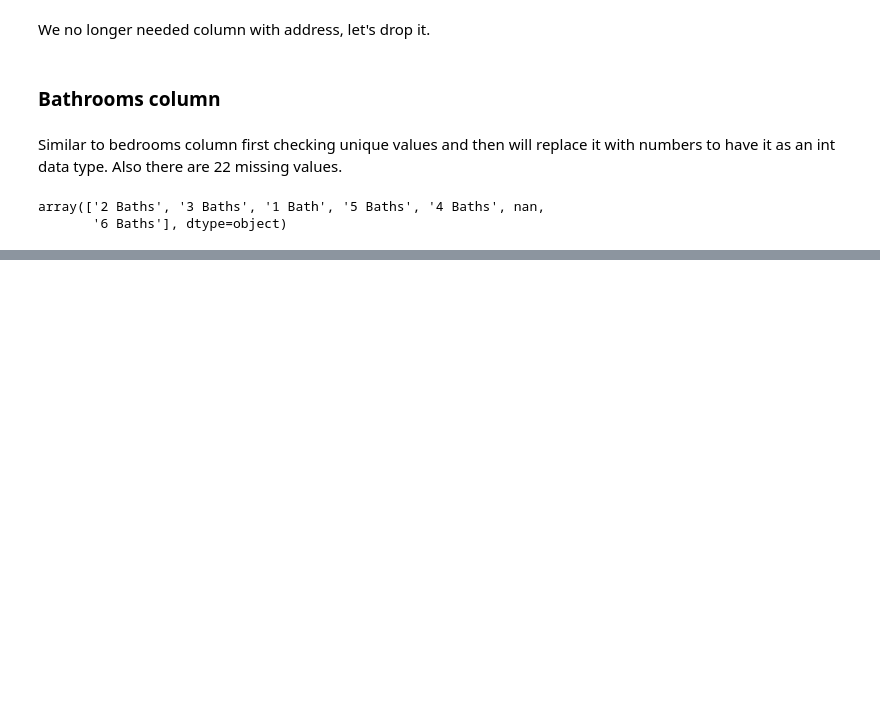
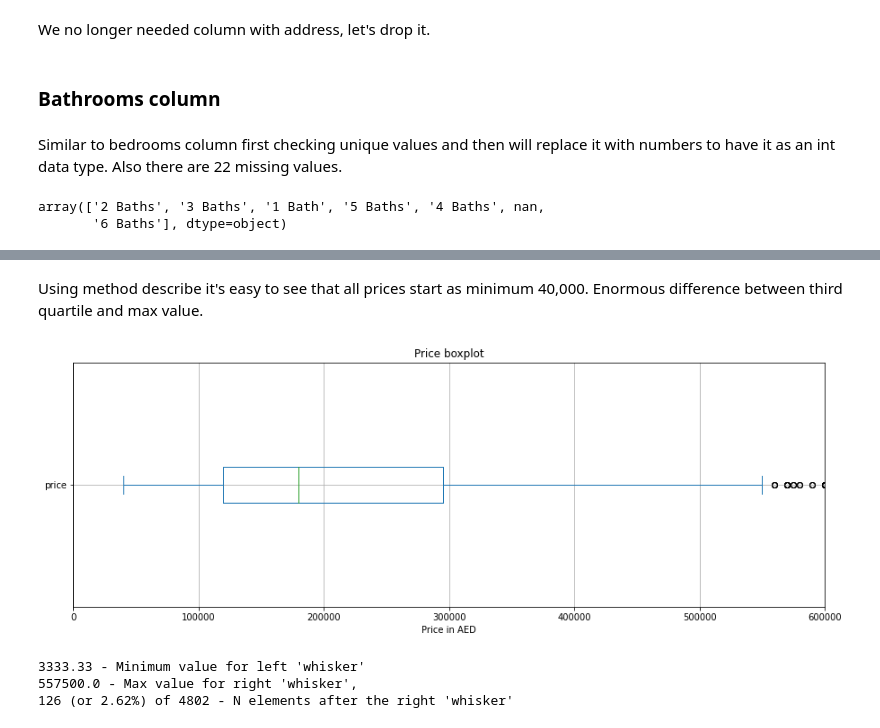
Before and after one commit to imeleges/REMA_Dubai, a Jupyter notebook: bayut_dubai_difc_downtown.ipynb, the cells around one changed output, grey strips where cells are left out. Cells and saved outputs as stored; diff of their text form; code cells hidden in the pictures; blank space fills up the shorter version.

```diff
--- a/bayut_dubai_difc_downtown.ipynb
+++ b/bayut_dubai_difc_downtown.ipynb
@@ -146,10 +176,10 @@ array(['2 Baths', '3 Baths', '1 Bath', '5 Baths', '4 Baths', nan,
 # %%
-data['beds'] = data['beds'].replace(
-    {'Studio': 0,
-     '1 Bed': 1,
-     '2 Beds': 2,
-     '3 Beds': 3,
-     '4 Beds': 4,
-     '5 Beds': 5,
+data['baths'] = data['baths'].replace(
+    {'1 Bath': 1,
+     '2 Baths': 2,
+     '3 Baths': 3,
+     '4 Baths': 4,
+     '5 Baths': 5,
+     '6 Baths': 6,
     }
-  )
+  ).astype(int)
@@ -155,0 +300,21 @@ data['beds'] = data['beds'].replace(
+# %% [markdown]
+Using method describe it's easy to see that all prices start as minimum 40,000. Enormous difference between third quartile and max value.
+# %%
+data['price'].plot(
+    kind='box',
+    title = "Price boxplot",
+    figsize = (15, 5),
+    grid = True,
+    vert = False,
+)
+plt.xlim(0, 600_000)
+plt.xlabel('Price in AED')
+plt.show()
+# %% [output]
+[figure, added]
+# %%
+whiskers_limits(data['price'])
+# %% [output]
+3333.33 - Minimum value for left 'whisker'
+557500.0 - Max value for right 'whisker',
+126 (or 2.62%) of 4802 - N elements after the right 'whisker'
```
Also changed, not shown: parts of 43 cells of this notebook.
